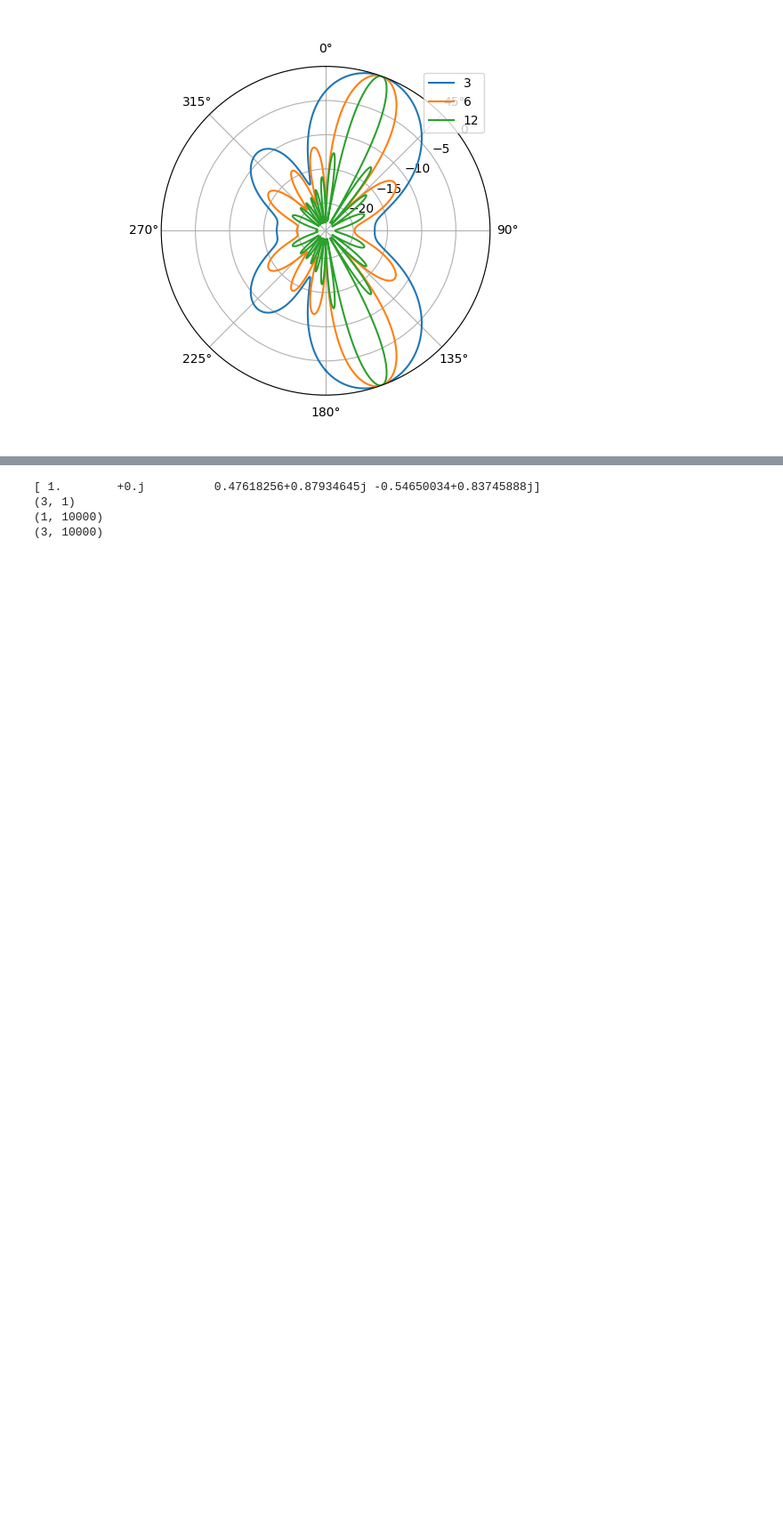
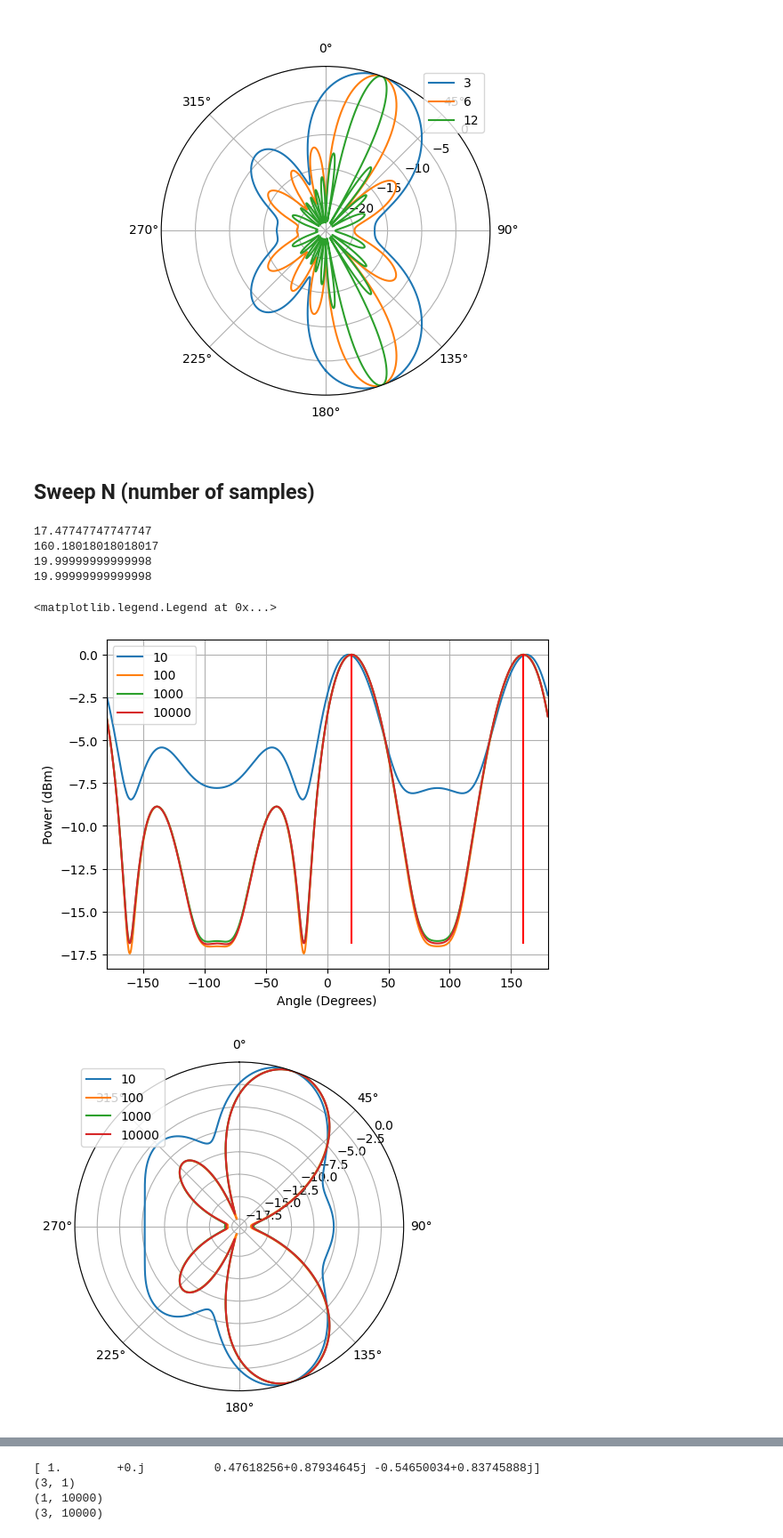
Before and after one commit to rfdspeng/digital-communication-simulator, a Jupyter notebook: notebooks/beamforming_testbench.ipynb, the cells around one changed output, grey strips where cells are left out. Shown at 89% size. Saved outputs shown, nothing was run; the diff lists cells and outputs as text; code cells hidden in the pictures; blank space fills up the shorter version.

Commit message:
Update experiments in notebooks/beamforming_testbench.ipynb

```diff
--- a/notebooks/beamforming_testbench.ipynb
+++ b/notebooks/beamforming_testbench.ipynb
@@ -281,3 +284,69 @@ ax2.legend()
 <matplotlib.legend.Legend at 0x...>
 [figure]
 [figure]
+# %% [markdown]
+## Sweep N (number of samples)
+# %%
+Nr = 3
+theta = 20*np.pi/180
+rms = 0.25
+N_list = [10, 100, 1000, 10000]
+
+
+
+
+
+
+ftone = 0.02e6
+fs = 1e6
+
+fig1, ax1 = plt.subplots(dpi=100)
+fig2, ax2 = plt.subplots(dpi=100, subplot_kw={'projection': 'polar'})
+for N in N_list:
+    x = np.exp(1j*2*np.pi*ftone/fs*np.arange(N, dtype="float"))
+
+    ula = beamforming.ULA(Nr, theta)
+    ula_bf = beamforming.ULABeamform(Nr, theta)
+
+    if rms == 0:
+        awgn = None
+    else:
+        power = 10*np.log10(rms**2/50/1e-3)
+        awgn = rf_analog.AWGN(power, fs, fs)
+
+    thetas, powers = beamforming.ula_doa(x, ula, ula_bf, awgn)
+
+    print(thetas[np.argmax(powers)]*180/np.pi)
+
+
+
+
+    ax1.plot(thetas*180/np.pi, powers, label=N)
+
+
+
+    ax2.plot(thetas, powers, label=N) # MAKE SURE TO USE RADIAN FOR POLAR
+
+    # plt.show()
+
+ax1.vlines([round(theta*180/np.pi), round((np.pi-theta)*180/np.pi)], ymin=powers.min(), ymax=powers.max(), colors="r")
+ax1.set_xlim(left=-180, right=180)
+ax1.set_ylabel("Power (dBm)")
+ax1.set_xlabel("Angle (Degrees)")
+# ax1.set_title(title)
+ax1.legend()
+ax1.grid()
+
+ax2.set_theta_zero_location('N') # make 0 degrees point up
+ax2.set_theta_direction(-1) # increase clockwise
+ax2.set_rlabel_position(55)  # Move grid labels away from other labels
+# ax2.set_title(title)
+ax2.legend()
+# %% [output]
+17.47747747747747
+160.18018018018017
+19.99999999999998
+19.99999999999998
+<matplotlib.legend.Legend at 0x...>
+[figure, added]
+[figure, added]
```
Also changed, not shown: parts of 4 cells of this notebook.
